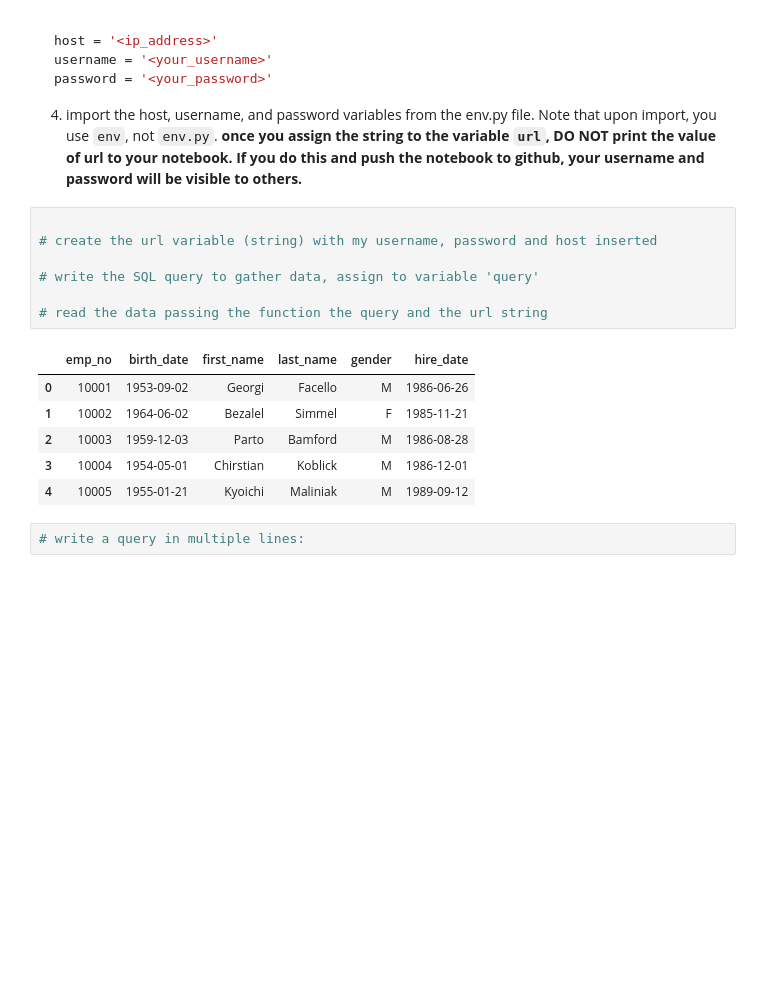
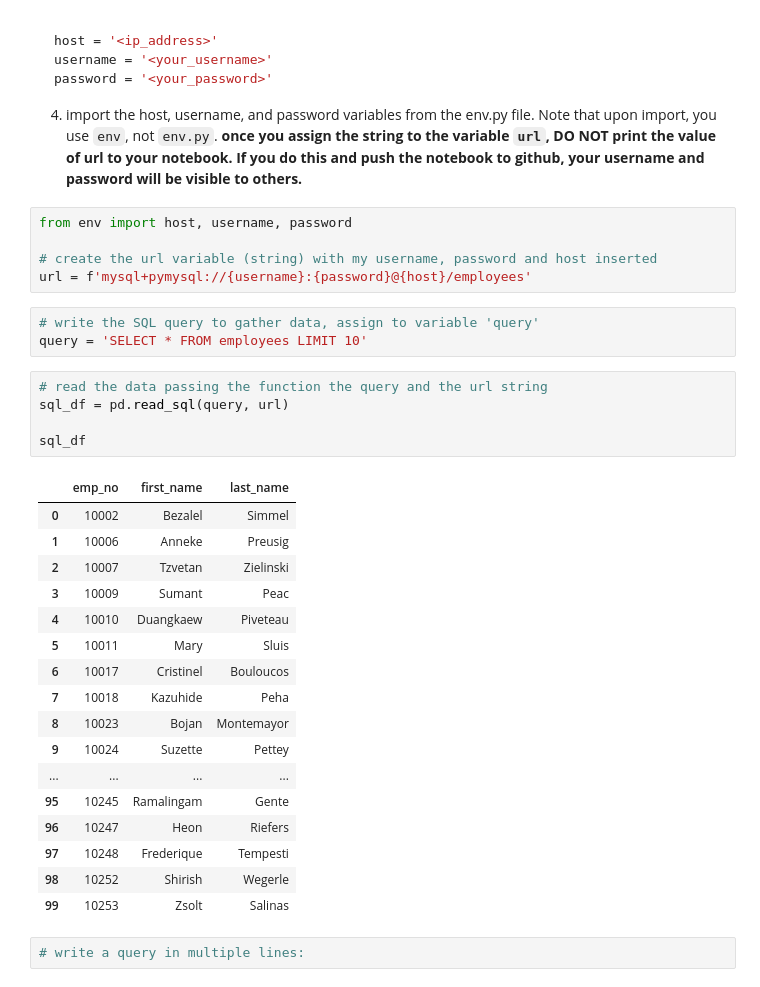
Before and after one commit to nicolas-angarita/data_science_libraries, a Jupyter notebook: pandas_advanced_dataframes_lesson.ipynb, the cells around one changed output. Cells and saved outputs as stored; diff of their text form; blank space fills up the shorter version.

Commit message:
dataframe exercises

````diff
--- a/pandas_advanced_dataframes_lesson.ipynb
+++ b/pandas_advanced_dataframes_lesson.ipynb
@@ -78,19 +78,36 @@ password = '<your_password>'
 ```
 
 4. import the host, username, and password variables from the env.py file. Note that upon import, you use `env`, not `env.py`. **once you assign the string to the variable `url`, DO NOT print the value of url to your notebook. If you do this and push the notebook to github, your username and password will be visible to others.**
+# %%
+from env import host, username, password
+
+# create the url variable (string) with my username, password and host inserted
+url = f'mysql+pymysql://{username}:{password}@{host}/employees'
+# %%
+# write the SQL query to gather data, assign to variable 'query'
+query = 'SELECT * FROM employees LIMIT 10'
 # %%
+# read the data passing the function the query and the url string
+sql_df = pd.read_sql(query, url)
 
-# create the url variable (string) with my username, password and host inserted
-
-# write the SQL query to gather data, assign to variable 'query'
-
-# read the data passing the function the query and the url string
+sql_df
 # %% [output]
-|  | emp_no | birth_date | first_name | last_name | gender | hire_date |
-| 0 | 10001 | 1953-09-02 | Georgi | Facello | M | 1986-06-26 |
-| 1 | 10002 | 1964-06-02 | Bezalel | Simmel | F | 1985-11-21 |
-| 2 | 10003 | 1959-12-03 | Parto | Bamford | M | 1986-08-28 |
-| 3 | 10004 | 1954-05-01 | Chirstian | Koblick | M | 1986-12-01 |
-| 4 | 10005 | 1955-01-21 | Kyoichi | Maliniak | M | 1989-09-12 |
+|  | emp_no | first_name | last_name |
+| 0 | 10002 | Bezalel | Simmel |
+| 1 | 10006 | Anneke | Preusig |
+| 2 | 10007 | Tzvetan | Zielinski |
+| 3 | 10009 | Sumant | Peac |
+| 4 | 10010 | Duangkaew | Piveteau |
+| 5 | 10011 | Mary | Sluis |
+| 6 | 10017 | Cristinel | Bouloucos |
+| 7 | 10018 | Kazuhide | Peha |
+| 8 | 10023 | Bojan | Montemayor |
+| 9 | 10024 | Suzette | Pettey |
+| ... | ... | ... | ... |
+| 95 | 10245 | Ramalingam | Gente |
+| 96 | 10247 | Heon | Riefers |
+| 97 | 10248 | Frederique | Tempesti |
+| 98 | 10252 | Shirish | Wegerle |
+| 99 | 10253 | Zsolt | Salinas |
 # %%
 # write a query in multiple lines:
````
Also changed, not shown: parts of 27 cells of this notebook, 1 other file.
